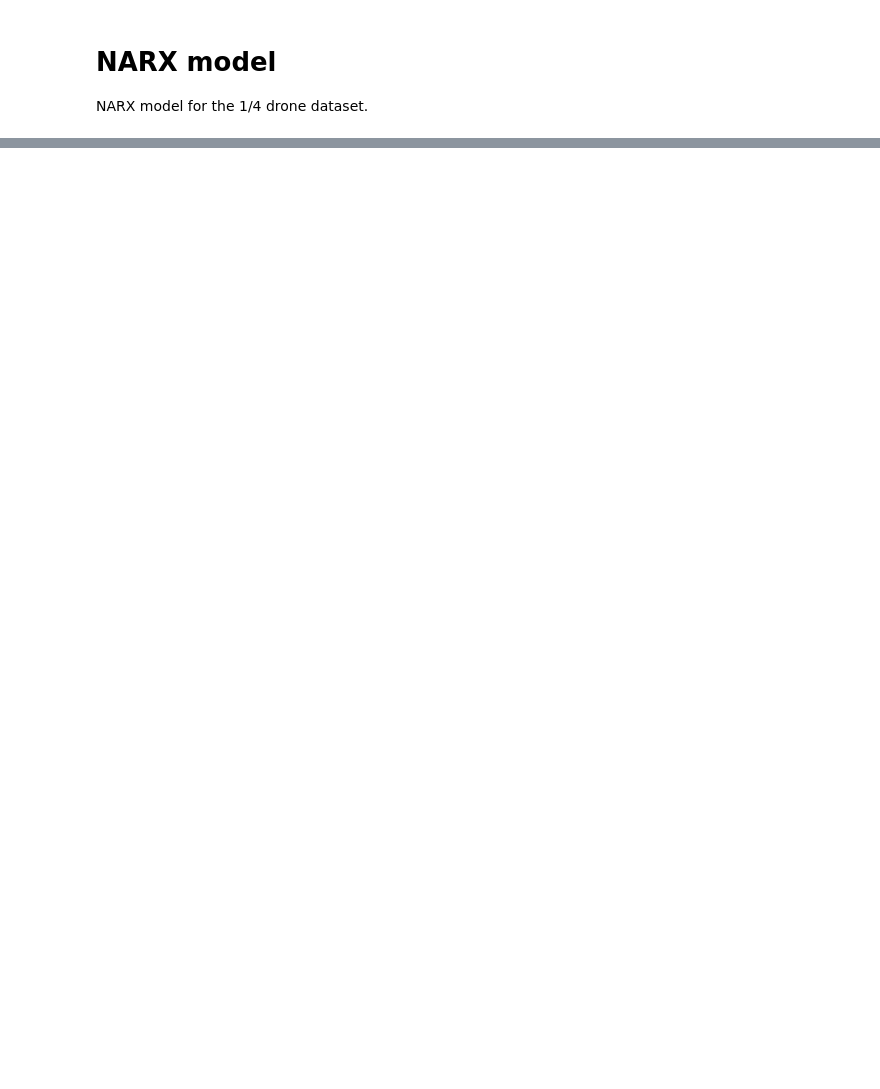
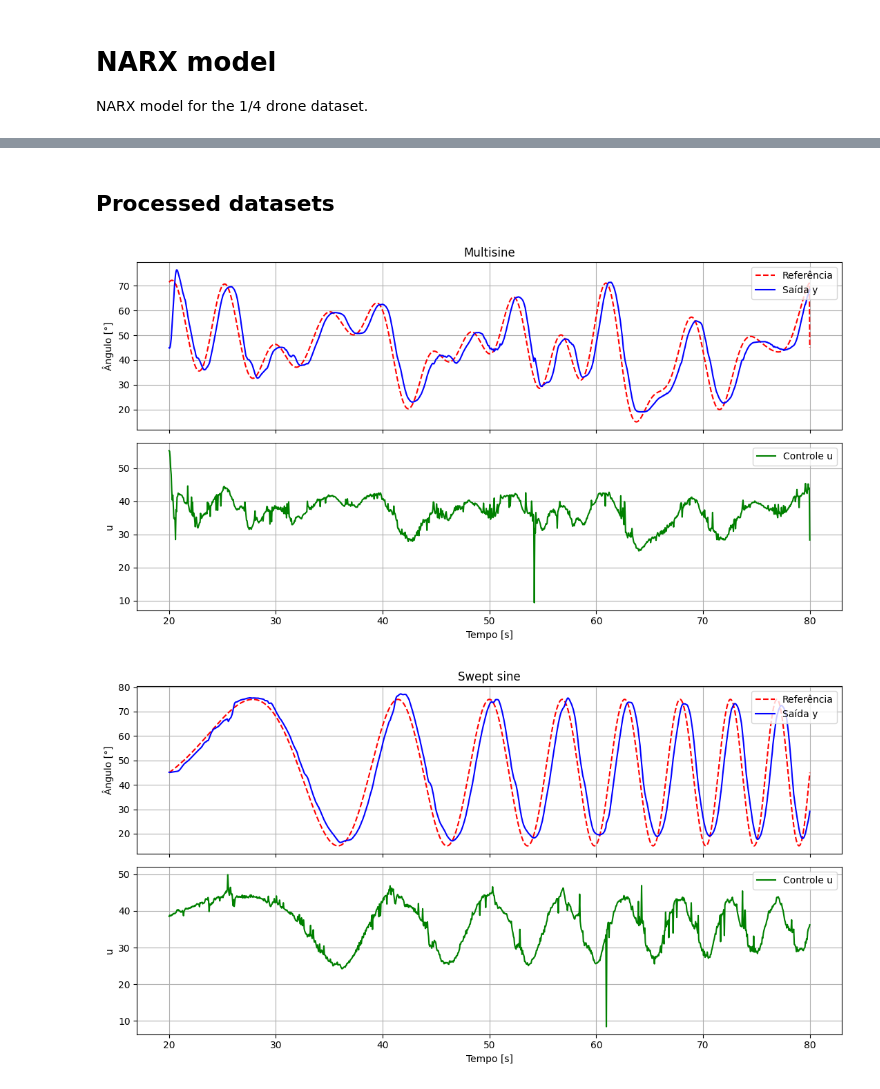
Before and after one commit to helonayala/sysid, a Jupyter notebook: narmax_example_drone.ipynb, the cells around one changed output, grey strips where cells are left out. Cells and saved outputs as stored; diff of their text form; code cells hidden in the pictures; blank space fills up the shorter version.

```diff
--- a/narmax_example_drone.ipynb
+++ b/narmax_example_drone.ipynb
@@ -146,0 +21,36 @@ plt.show()
+# %%
+DECIMATION = 5
+T_START, T_END = 20.0, 80.0   # hard-coded useful window [s]
+
+def load_processed(name, t0=T_START, t1=T_END, decimation=DECIMATION):
+    """Load a 1/4 drone dataset, keep t in [t0, t1] s and decimate. Returns u, y, t, ref."""
+    y, u, t, ref = readData('quarter_drone', name, return_ref=True)
+    idx = np.where((t >= t0) & (t <= t1))[0]
+    sl = slice(idx[0], idx[-1] + 1, decimation)
+    return u[sl], y[sl], t[sl], ref[sl]
+
+def plot_io(u, y, t, ref, title):
+    fig, (ax1, ax2) = plt.subplots(2, 1, figsize=(11, 6), sharex=True)
+    ax1.plot(t, ref, '--', color='red', label='Referência')
+    ax1.plot(t, y, color='blue', label='Saída y')
+    ax1.set_ylabel('Ângulo [°]'); ax1.set_title(title)
+    ax1.legend(loc='upper right'); ax1.grid(True)
+    ax2.plot(t, u, color='green', label='Controle u')
+    ax2.set_xlabel('Tempo [s]'); ax2.set_ylabel('u')
+    ax2.legend(loc='upper right'); ax2.grid(True)
+    plt.tight_layout(); plt.show()
+
+data = {
+    'multisine':  load_processed('multiseno'),
+    'swept_sine': load_processed('swept_sine'),
+    'steps':      load_processed('degraus'),
+}
+# %% [markdown]
+## Processed datasets
+# %%
+plot_io(*data['multisine'],  'Multisine')
+plot_io(*data['swept_sine'], 'Swept sine')
+plot_io(*data['steps'],      'Steps')
+# %% [output]
+[figure, added]
+[figure, added]
```
Also changed, not shown: parts of 21 cells of this notebook, 1 other file.
